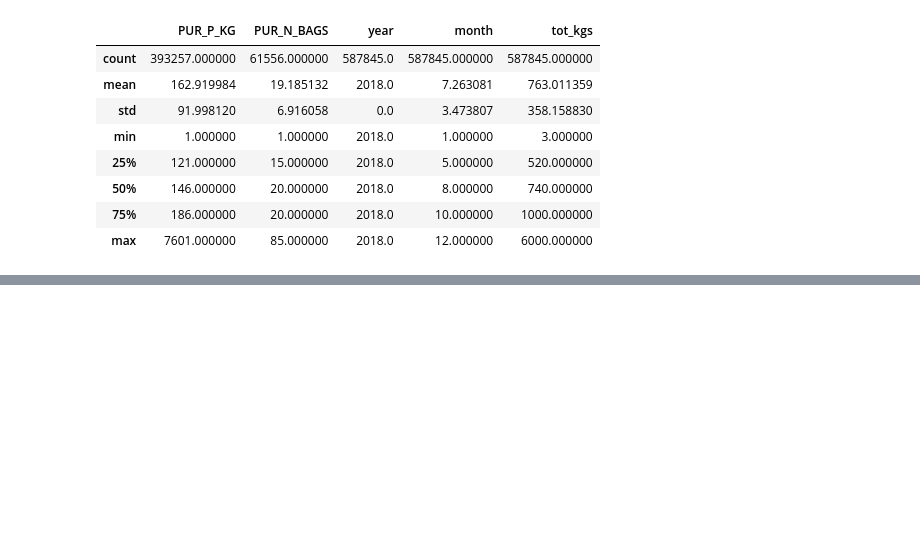
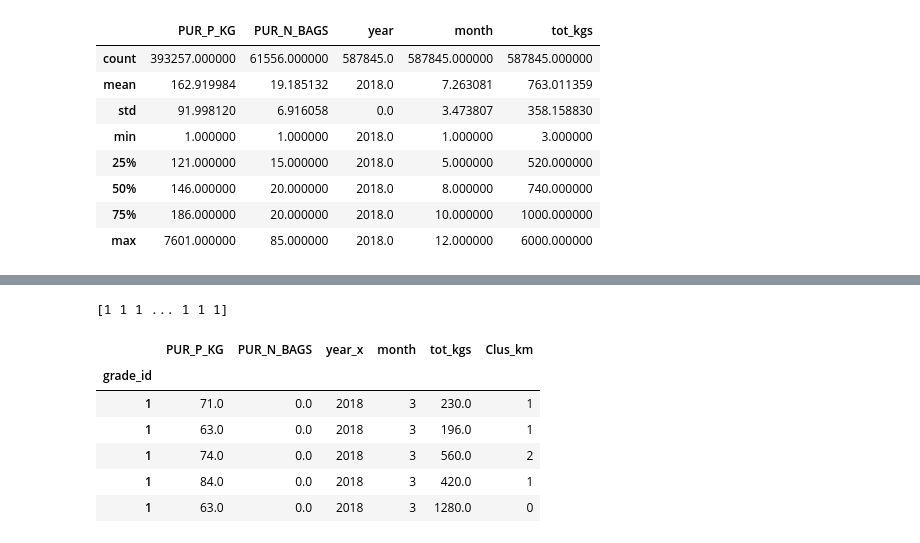
Before and after one commit to puranjanp/Coursera_Capstone, a Jupyter notebook: anslysis.ipynb, the cells around one changed output, grey strips where cells are left out. Drawn from its saved outputs; the diff is of its cells as text; code cells hidden in the pictures; blank space fills up the shorter version.

```diff
--- a/anslysis.ipynb
+++ b/anslysis.ipynb
@@ -186,0 +323,19 @@ df_cat_2018.describe()
+# %%
+clusterNum = 3
+k_means = KMeans(init = "k-means++", n_clusters = clusterNum, n_init = 12)
+k_means.fit(X)
+labels = k_means.labels_
+print(labels)
+# %% [output]
+[1 1 1 ... 1 1 1]
+# %%
+df_cat_2018["Clus_km"] = labels
+df_cat_2018.head(5)
+# %% [output]
+|  | PUR_P_KG | PUR_N_BAGS | year_x | month | tot_kgs | Clus_km |
+| grade_id |  |  |  |  |  |  |
+| 1 | 71.0 | 0.0 | 2018 | 3 | 230.0 | 1 |
+| 1 | 63.0 | 0.0 | 2018 | 3 | 196.0 | 1 |
+| 1 | 74.0 | 0.0 | 2018 | 3 | 560.0 | 2 |
+| 1 | 84.0 | 0.0 | 2018 | 3 | 420.0 | 1 |
+| 1 | 63.0 | 0.0 | 2018 | 3 | 1280.0 | 0 |
```
Also changed, not shown: parts of 26 cells of this notebook, 6 other files.
